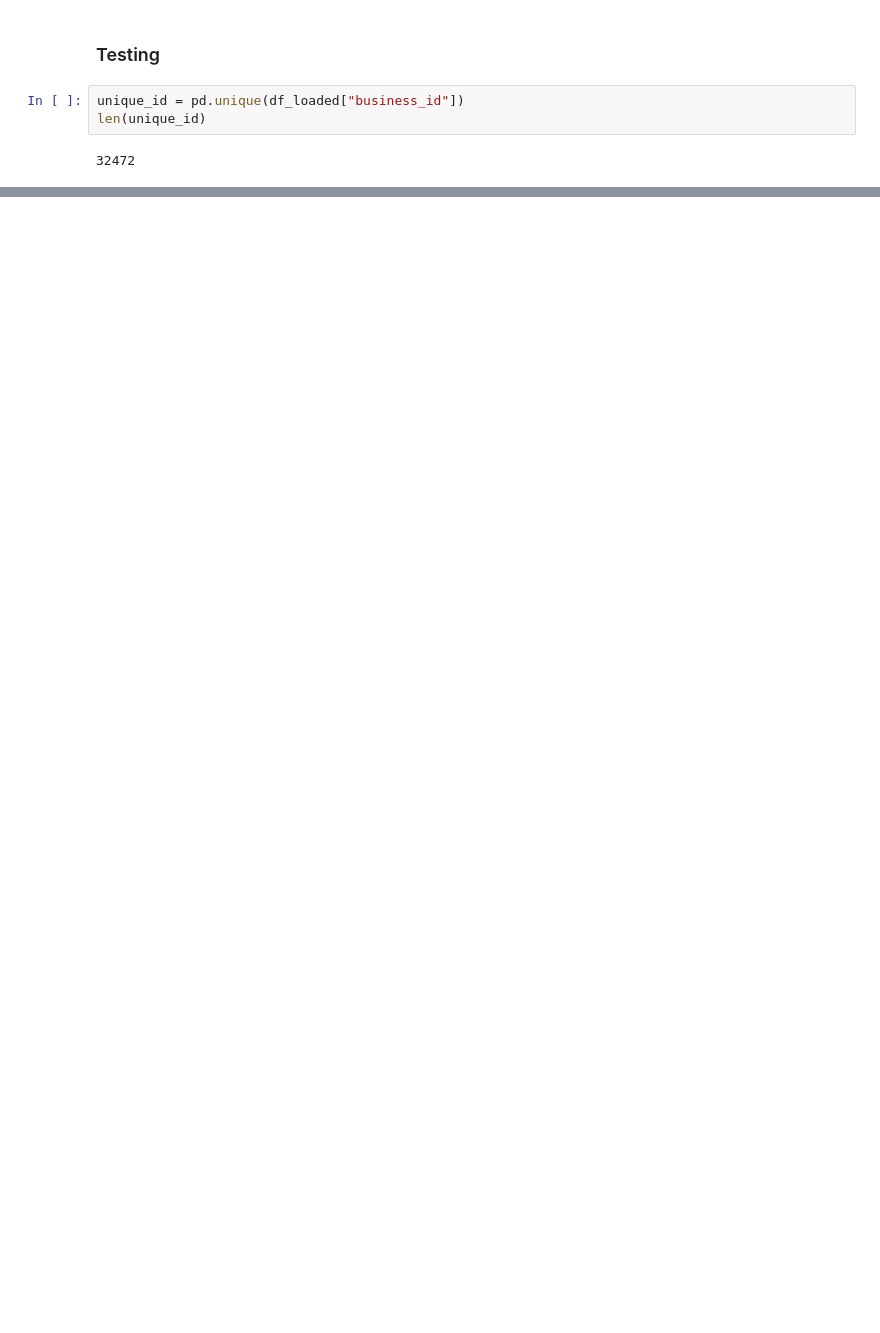
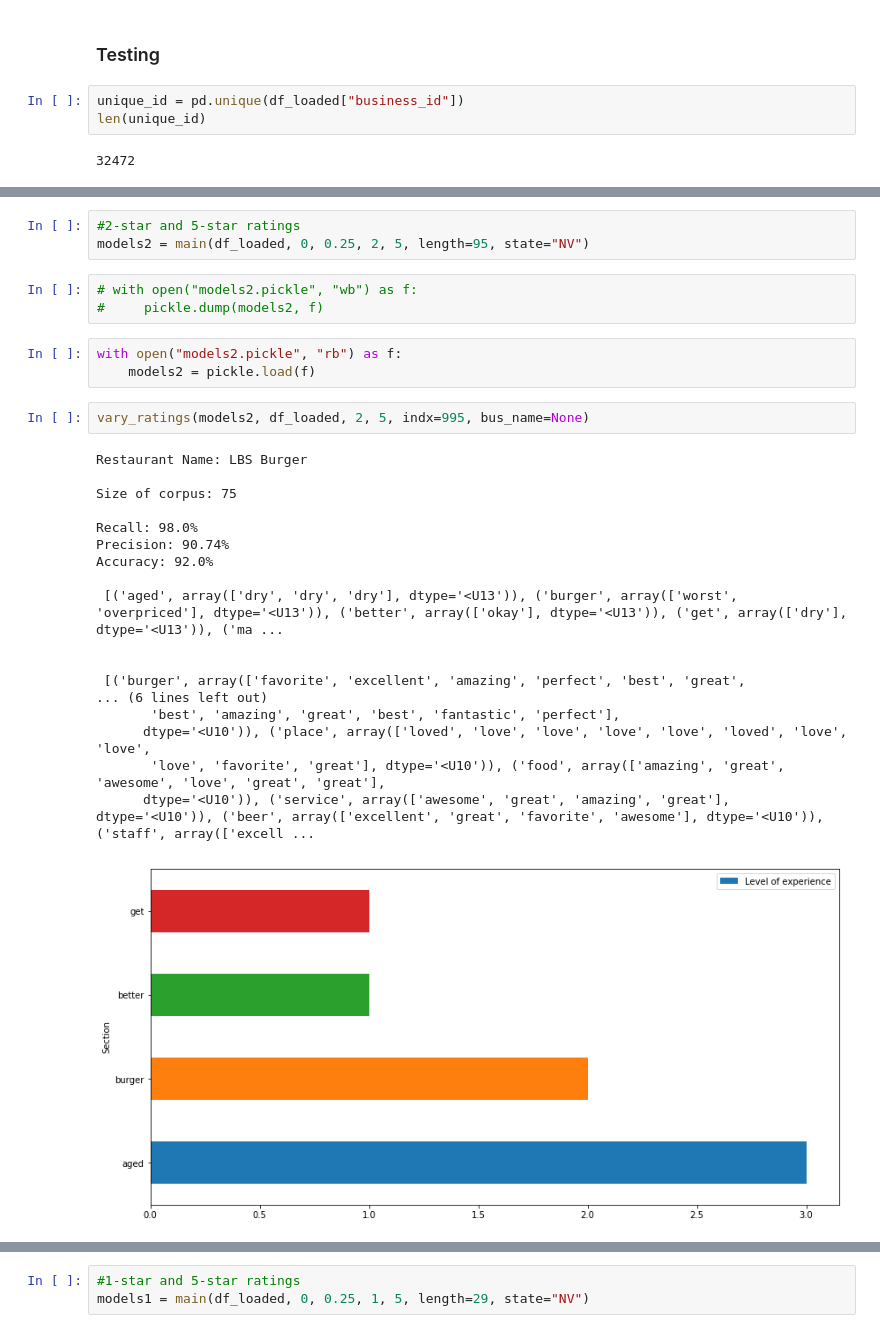
Before and after one commit to Chibuzor44/dsi-capstone, a Jupyter notebook: sage_yelp.ipynb, the cells around one changed output, grey strips where cells are left out. Cells and saved outputs as stored; diff of their text form; blank space fills up the shorter version.

```diff
--- a/sage_yelp.ipynb
+++ b/sage_yelp.ipynb
@@ -436,0 +519,30 @@ df_pos.plot("Section", "Level of experience", kind="barh", figsize=(14,7))
+# %%
+#2-star and 5-star ratings
+models2 = main(df_loaded, 0, 0.25, 2, 5, length=95, state="NV")
+# %%
+# with open("models2.pickle", "wb") as f:
+#     pickle.dump(models2, f)
+# %%
+with open("models2.pickle", "rb") as f:
+    models2 = pickle.load(f)
+# %%
+vary_ratings(models2, df_loaded, 2, 5, indx=995, bus_name=None)
+# %% [output]
+Restaurant Name: LBS Burger
+
+Size of corpus: 75
+
+Recall: 98.0%
+Precision: 90.74%
+Accuracy: 92.0%
+
+ [('aged', array(['dry', 'dry', 'dry'], dtype='<U13')), ('burger', array(['worst', 'overpriced'], dtype='<U13')), ('better', array(['okay'], dtype='<U13')), ('get', array(['dry'], dtype='<U13')), ('ma ...
+
+
+ [('burger', array(['favorite', 'excellent', 'amazing', 'perfect', 'best', 'great',
+... (6 lines left out)
+       'best', 'amazing', 'great', 'best', 'fantastic', 'perfect'],
+      dtype='<U10')), ('place', array(['loved', 'love', 'love', 'love', 'love', 'loved', 'love', 'love',
+       'love', 'favorite', 'great'], dtype='<U10')), ('food', array(['amazing', 'great', 'awesome', 'love', 'great', 'great'],
+      dtype='<U10')), ('service', array(['awesome', 'great', 'amazing', 'great'], dtype='<U10')), ('beer', array(['excellent', 'great', 'favorite', 'awesome'], dtype='<U10')), ('staff', array(['excell ...
+[figure, added]
@@ -436,0 +550,3 @@ df_pos.plot("Section", "Level of experience", kind="barh", figsize=(14,7))
+# %%
+#1-star and 5-star ratings
+models1 = main(df_loaded, 0, 0.25, 1, 5, length=29, state="NV")
```
Also changed, not shown: parts of 51 cells of this notebook, 2 other files.
